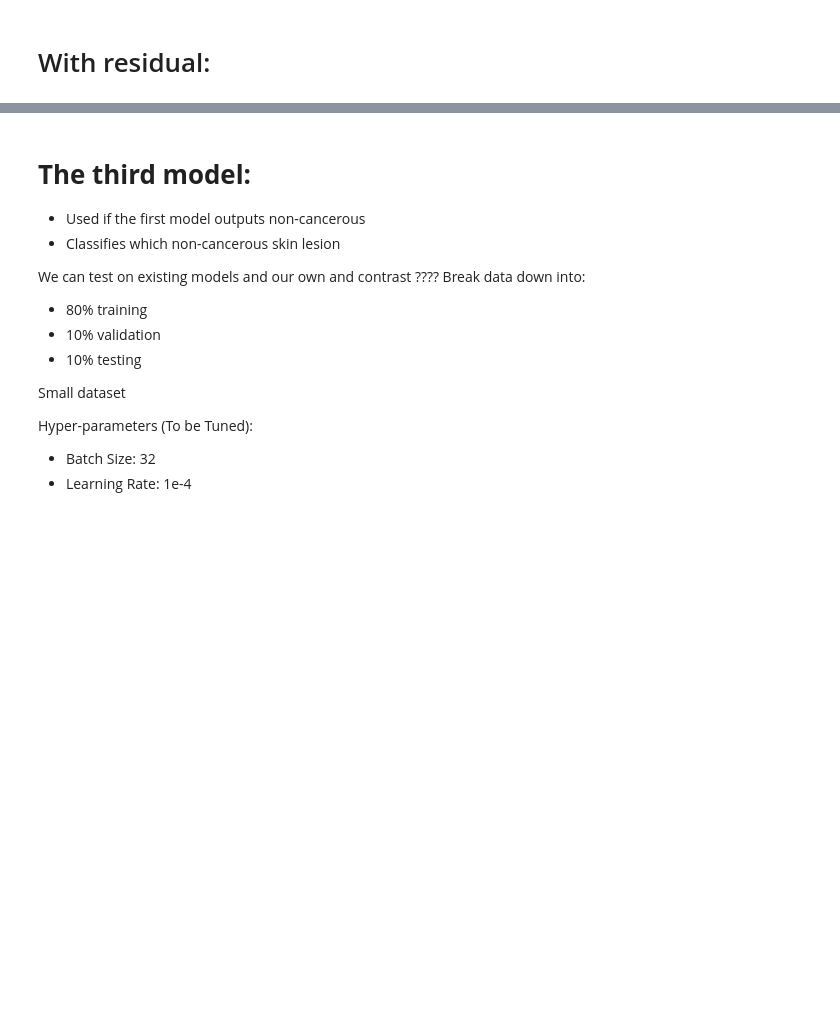
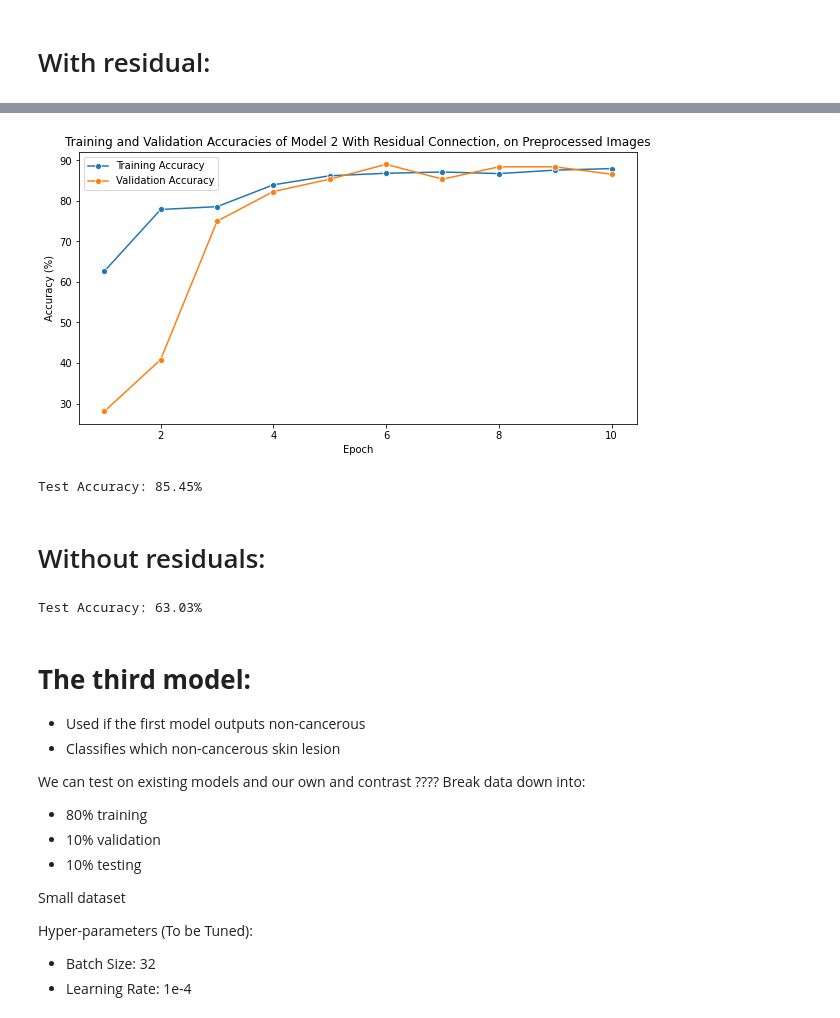
Before and after one commit to bowenyi-pierre/Skin-Cancer-Detection, a Jupyter notebook: 442FinalProject_bowen.ipynb, the cells around one changed output, grey strips where cells are left out. Cells and saved outputs as stored; diff of their text form; code cells hidden in the pictures; blank space fills up the shorter version.

```diff
--- a/442FinalProject_bowen.ipynb
+++ b/442FinalProject_bowen.ipynb
@@ -1213,12 +1221,38 @@ for epoch in range(num_epochs):
 # %%
 # Plotting the training and validation accuracies
 
 plt.figure(figsize=(10, 5))
 sns.lineplot(range(1, num_epochs + 1), training_accuracies, marker='o', label='Training Accuracy')
 sns.lineplot(range(1, num_epochs + 1), validation_accuracies, marker='o', label='Validation Accuracy')
-plt.title('Training and Validation Accuracies of Model 2 With Residual Connection')
+plt.title('Training and Validation Accuracies of Model 2 With Residual Connection, on Preprocessed Images')
 plt.xlabel('Epoch')
 plt.ylabel('Accuracy (%)')
 plt.legend()
-plt.savefig('train_valid_acc_model_2_residual.png')
+plt.savefig('train_valid_acc_model_2_residual_preprocessed.png')
 plt.show()
+# %% [output]
+[figure, added]
+# %%
+model.eval()
+test_correct = 0
+test_total = 0
+
+with torch.no_grad():
+    for batch in tqdm(test_data):
+        _, labels, images = batch
+        images = images.to(device)
+        num_labels = torch.tensor([1 if label == 'mel' else 0 for label in labels], dtype=torch.float32).to(device).unsqueeze(1)
+
+        outputs = model(images)
+        predicted = torch.round(torch.sigmoid(outputs))
+        test_total += num_labels.size(0)
+        test_correct += (predicted == num_labels).sum().item()
+
+test_accuracy = 100 * test_correct / test_total
+
+# Print accuracies for the epoch
+print(f'Test Accuracy: {test_accuracy:.2f}%')
+# %% [output]
+Test Accuracy: 85.45%
+# %% [markdown]
+# Without residuals:
@@ -1225,3 +1349,25 @@ plt.show()
+# %%
+model.eval()
+test_correct = 0
+test_total = 0
+
+with torch.no_grad():
+    for batch in tqdm(test_data):
+        _, labels, images = batch
+        images = images.to(device)
+        num_labels = torch.tensor([1 if label == 'mel' else 0 for label in labels], dtype=torch.float32).to(device).unsqueeze(1)
+
+        outputs = model(images)
+        predicted = torch.round(torch.sigmoid(outputs))
+        test_total += num_labels.size(0)
+        test_correct += (predicted == num_labels).sum().item()
+
+test_accuracy = 100 * test_correct / test_total
+
+# Print accuracies for the epoch
+print(f'Test Accuracy: {test_accuracy:.2f}%')
+# %% [output]
+Test Accuracy: 63.03%
 # %% [markdown]
 # **The third model:**
 
```
Also changed, not shown: parts of 24 cells of this notebook.
